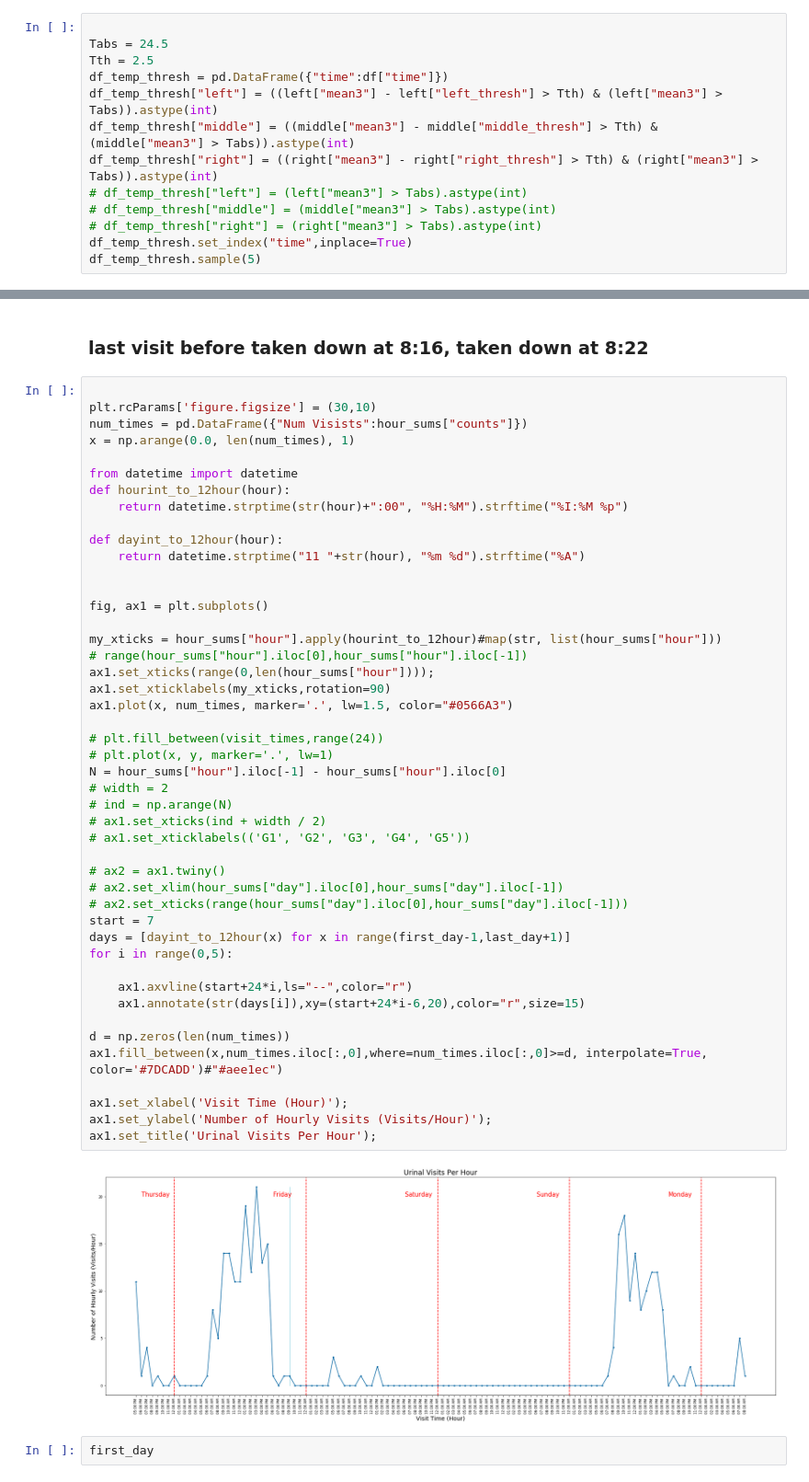
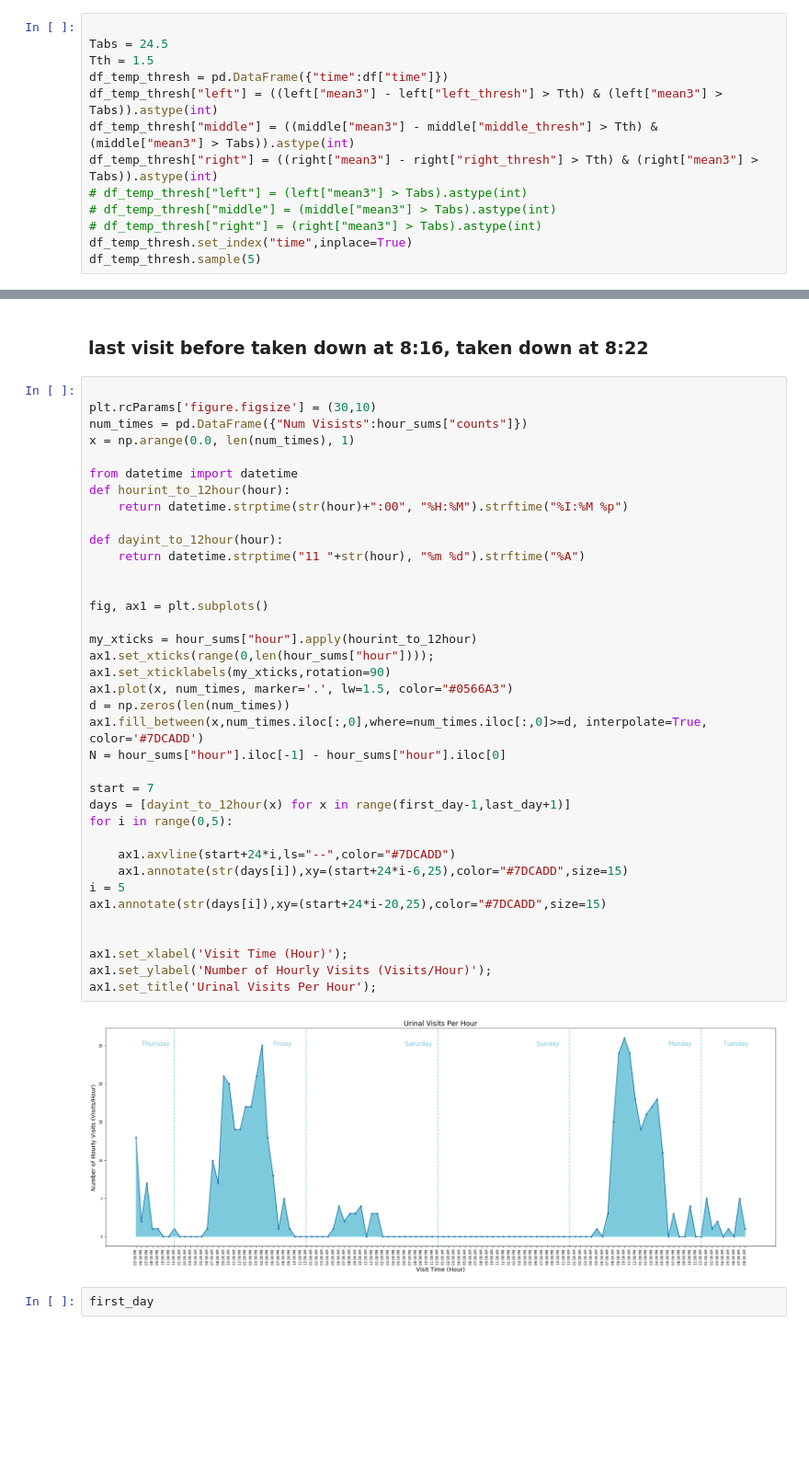
Before and after one commit to bachelor-2020/grideye-testing, a Jupyter notebook: GridEye Experiments.ipynb, the cells around one changed output, grey strips where cells are left out. Shown at 92% size. Saved outputs shown, nothing was run; the diff lists cells and outputs as text; blank space fills up the shorter version.

```diff
--- a/GridEye Experiments.ipynb
+++ b/GridEye Experiments.ipynb
@@ -341,7 +345,7 @@ right["mean_total"] = right.iloc[:,0:-3].mean(axis=1)
 # %%
 
 Tabs = 24.5
-Tth = 2.5
+Tth = 1.5
 df_temp_thresh = pd.DataFrame({"time":df["time"]})
 df_temp_thresh["left"] = ((left["mean3"] - left["left_thresh"] > Tth) & (left["mean3"] > Tabs)).astype(int)
 df_temp_thresh["middle"] = ((middle["mean3"] - middle["middle_thresh"] > Tth) & (middle["mean3"] > Tabs)).astype(int)
@@ -969,51 +946,42 @@ Text(0.5,1,u'Urinal Visits Per Hour')
 # %%
 
 plt.rcParams['figure.figsize'] = (30,10)
 num_times = pd.DataFrame({"Num Visists":hour_sums["counts"]})
 x = np.arange(0.0, len(num_times), 1)
 
 from datetime import datetime
 def hourint_to_12hour(hour):
     return datetime.strptime(str(hour)+":00", "%H:%M").strftime("%I:%M %p")
 
 def dayint_to_12hour(hour):
     return datetime.strptime("11 "+str(hour), "%m %d").strftime("%A")
 
 
 fig, ax1 = plt.subplots()
 
-my_xticks = hour_sums["hour"].apply(hourint_to_12hour)#map(str, list(hour_sums["hour"]))
-# range(hour_sums["hour"].iloc[0],hour_sums["hour"].iloc[-1])
+my_xticks = hour_sums["hour"].apply(hourint_to_12hour)
 ax1.set_xticks(range(0,len(hour_sums["hour"])));
 ax1.set_xticklabels(my_xticks,rotation=90)
 ax1.plot(x, num_times, marker='.', lw=1.5, color="#0566A3")
+d = np.zeros(len(num_times))
+ax1.fill_between(x,num_times.iloc[:,0],where=num_times.iloc[:,0]>=d, interpolate=True, color='#7DCADD')
+N = hour_sums["hour"].iloc[-1] - hour_sums["hour"].iloc[0]
 
-# plt.fill_between(visit_times,range(24))
-# plt.plot(x, y, marker='.', lw=1)
-N = hour_sums["hour"].iloc[-1] - hour_sums["hour"].iloc[0]
-# width = 2
-# ind = np.arange(N)
-# ax1.set_xticks(ind + width / 2)
-# ax1.set_xticklabels(('G1', 'G2', 'G3', 'G4', 'G5'))
-
-# ax2 = ax1.twiny()
-# ax2.set_xlim(hour_sums["day"].iloc[0],hour_sums["day"].iloc[-1])
-# ax2.set_xticks(range(hour_sums["day"].iloc[0],hour_sums["day"].iloc[-1]))
 start = 7
 days = [dayint_to_12hour(x) for x in range(first_day-1,last_day+1)]
 for i in range(0,5):
 
-    ax1.axvline(start+24*i,ls="--",color="r")
-    ax1.annotate(str(days[i]),xy=(start+24*i-6,20),color="r",size=15)
+    ax1.axvline(start+24*i,ls="--",color="#7DCADD")
+    ax1.annotate(str(days[i]),xy=(start+24*i-6,25),color="#7DCADD",size=15)
+i = 5
+ax1.annotate(str(days[i]),xy=(start+24*i-20,25),color="#7DCADD",size=15)
 
-d = np.zeros(len(num_times))
-ax1.fill_between(x,num_times.iloc[:,0],where=num_times.iloc[:,0]>=d, interpolate=True, color='#7DCADD')#"#aee1ec")
 
 ax1.set_xlabel('Visit Time (Hour)');
 ax1.set_ylabel('Number of Hourly Visits (Visits/Hour)');
 ax1.set_title('Urinal Visits Per Hour');
 # %% [output]
-[figure, old version]
+[figure, new version]
 # %%
 first_day
 # %% [output]
```
Also changed, not shown: parts of 33 cells of this notebook, 1 other file.
